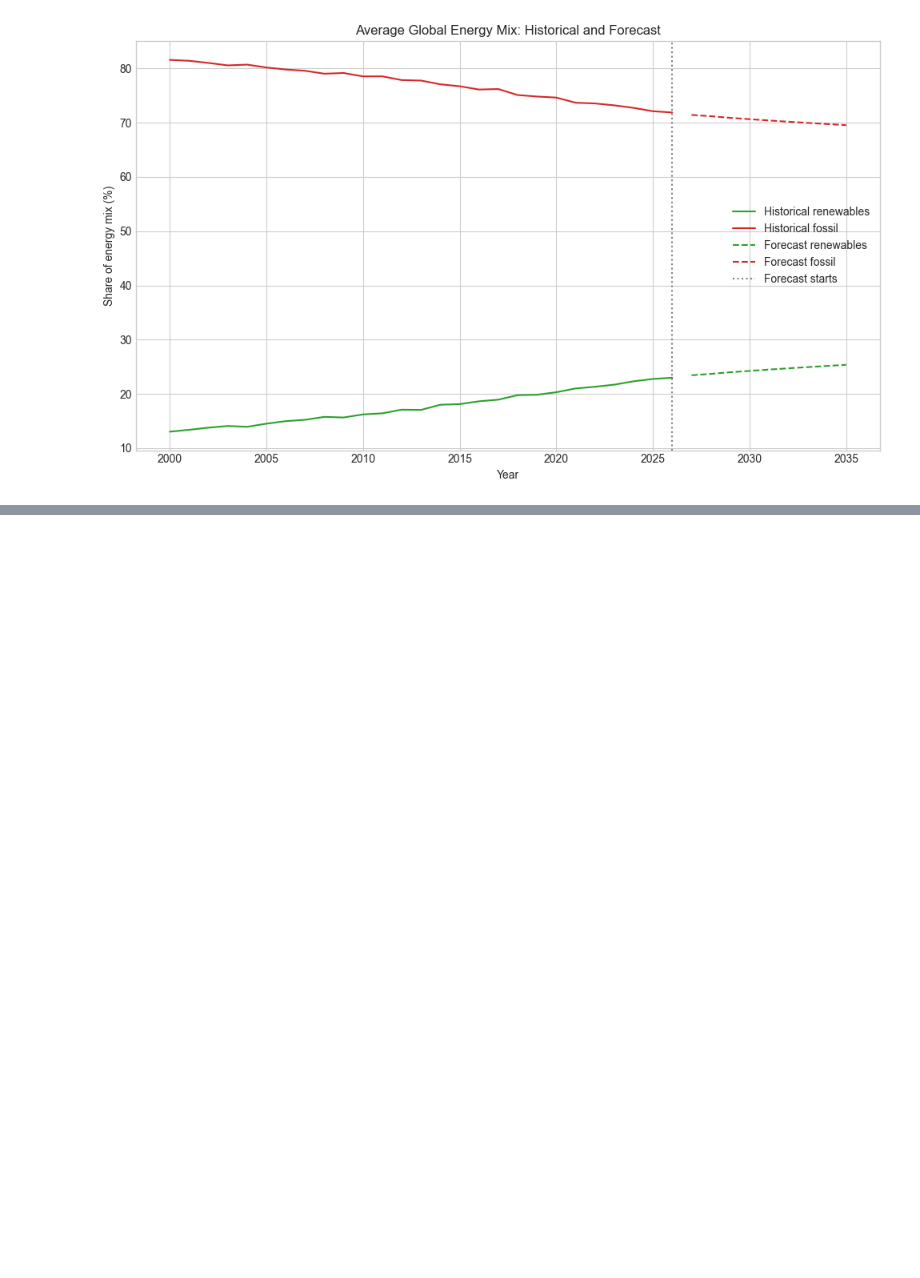
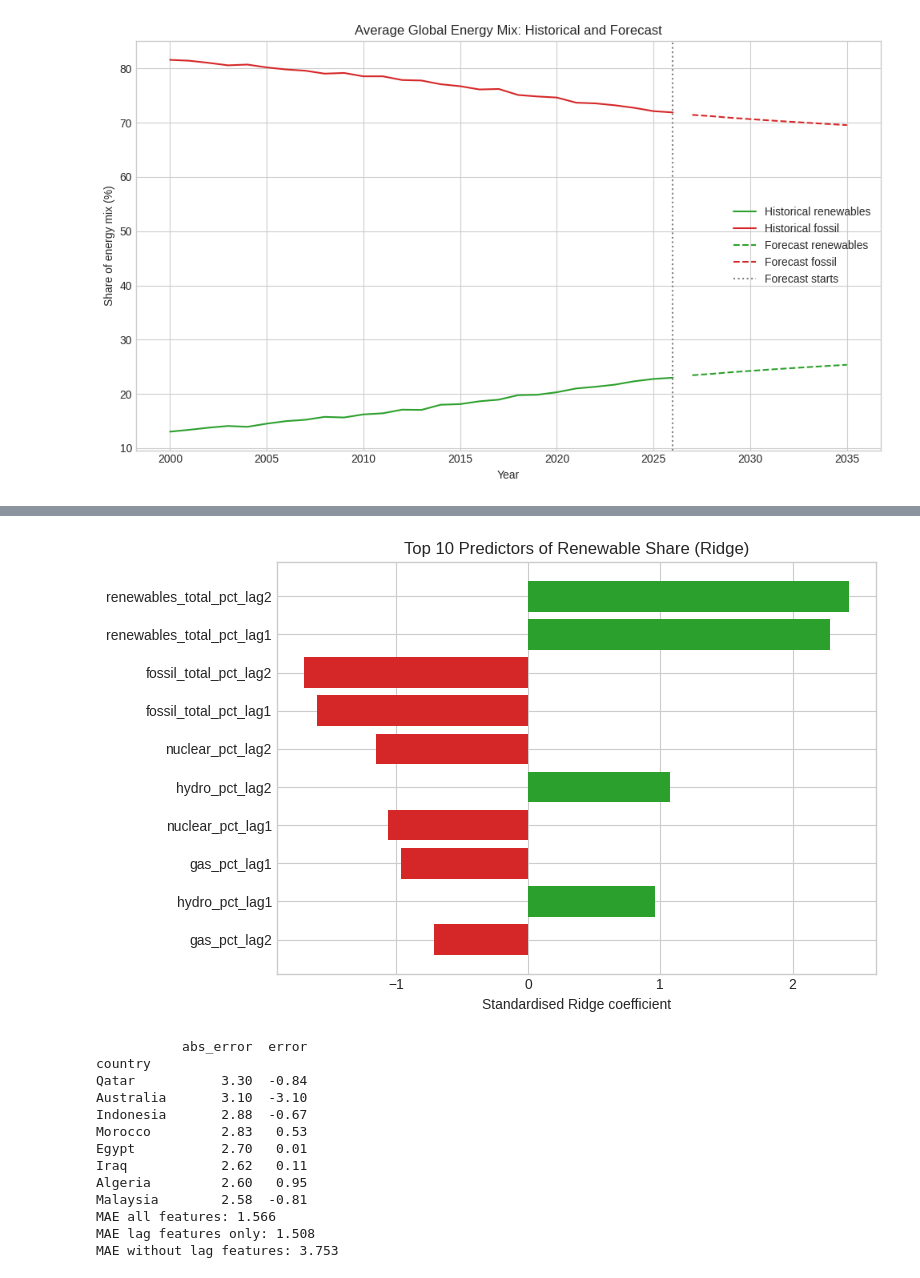
Before and after one commit to BammLNG/Data-Mining, a Jupyter notebook: Model.ipynb, the cells around one changed output, grey strips where cells are left out. Saved outputs shown, nothing was run; the diff lists cells and outputs as text; code cells hidden in the pictures; blank space fills up the shorter version.

```diff
--- a/Model.ipynb
+++ b/Model.ipynb
@@ -144,0 +168,48 @@ plt.show()
+# %%
+model = models["renewables_total_pct"]
+names = list(model.named_steps["preprocessor"].named_transformers_["country"]
+             .get_feature_names_out(["country"])) + feature_columns
+coefs = pd.Series(model.named_steps["regressor"].coef_, index=names)[feature_columns]
+top = coefs.reindex(coefs.abs().sort_values(ascending=False).index).head(10)[::-1]
+plt.figure(figsize=(8, 5))
+plt.barh(top.index, top.values, color=["#2ca02c" if v > 0 else "#d62728" for v in top.values])
+plt.xlabel("Standardised Ridge coefficient")
+plt.title("Top 10 Predictors of Renewable Share (Ridge)")
+plt.tight_layout()
+plt.savefig("figure3_top_predictors.png", dpi=200)
+plt.show()
+
+errors = test_predictions.copy()
+errors["error"] = errors["predicted_renewables_total_pct"] - errors["renewables_total_pct"]
+errors["abs_error"] = errors["error"].abs()
+print(errors.groupby("country")[["abs_error", "error"]].mean()
+      .sort_values("abs_error", ascending=False).head(8).round(2))
+
+def test_mae(cols):
+    pipe = Pipeline([("pre", ColumnTransformer([("c", OneHotEncoder(handle_unknown="ignore"), ["country"]),
+                                                ("n", StandardScaler(), cols)])),
+                     ("reg", Ridge(alpha=10.0))])
+    pipe.fit(train[["country"] + cols], train["renewables_total_pct"])
+    pred = np.clip(pipe.predict(test[["country"] + cols]), 0, 100)
+    return mean_absolute_error(test["renewables_total_pct"], pred)
+
+lag_only = [c for c in feature_columns if "lag" in c]
+no_lag = [c for c in feature_columns if "lag" not in c]
+print("MAE all features:", round(test_mae(feature_columns), 3))
+print("MAE lag features only:", round(test_mae(lag_only), 3))
+print("MAE without lag features:", round(test_mae(no_lag), 3))
+# %% [output]
+[figure, added]
+           abs_error  error
+country
+Qatar           3.30  -0.84
+Australia       3.10  -3.10
+Indonesia       2.88  -0.67
+Morocco         2.83   0.53
+Egypt           2.70   0.01
+Iraq            2.62   0.11
+Algeria         2.60   0.95
+Malaysia        2.58  -0.81
+MAE all features: 1.566
+MAE lag features only: 1.508
+MAE without lag features: 3.753
```
Also changed, not shown: parts of 3 cells of this notebook.
